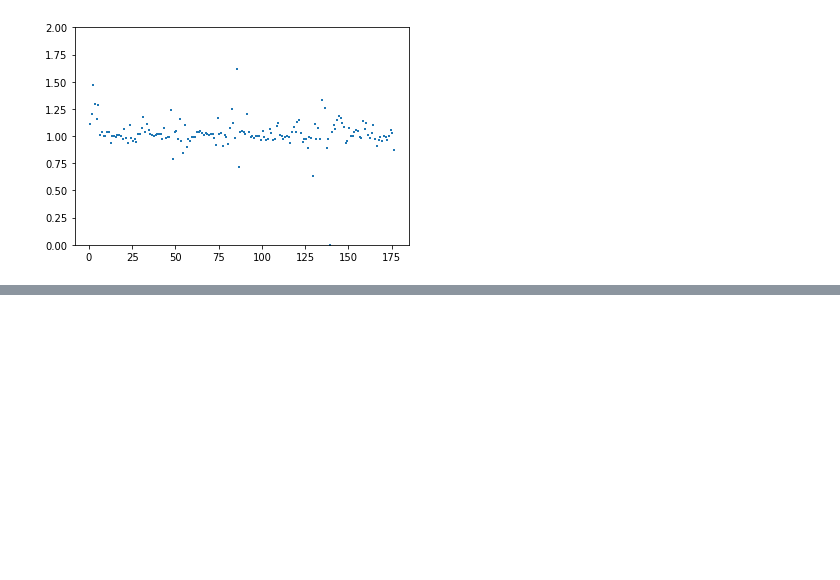
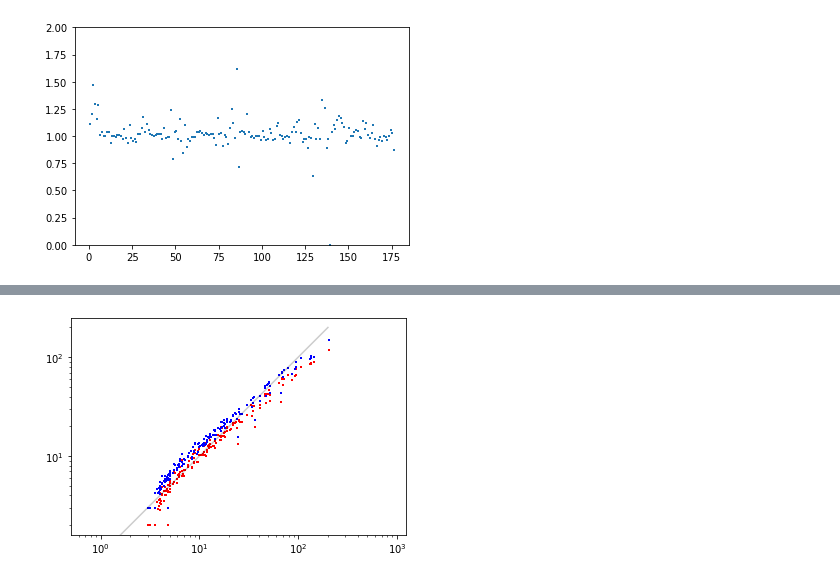
Before and after one commit to Rupt/interval-evidence, a Jupyter notebook: validation_frame.ipynb, the cells around one changed output, grey strips where cells are left out. Drawn from its saved outputs; the diff is of its cells as text; code cells hidden in the pictures; blank space fills up the shorter version.

```diff
--- a/validation_frame.ipynb
+++ b/validation_frame.ipynb
@@ -280,0 +336,4 @@ plot_limits_mcmc()
+# %%
+plot_limits("cabinetry_post")
+# %% [output]
+[figure, added]
```
Also changed, not shown: parts of 18 cells of this notebook, 3 other files.
